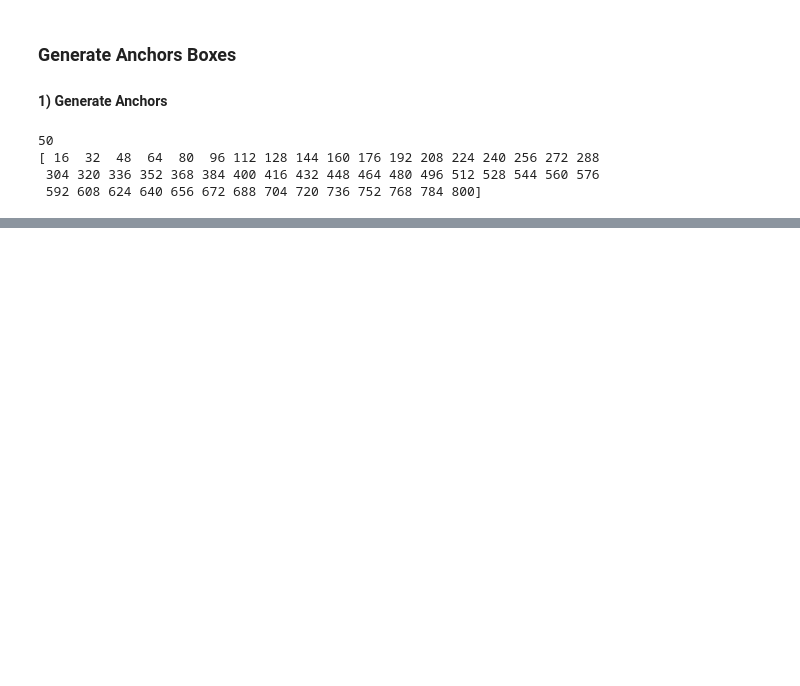
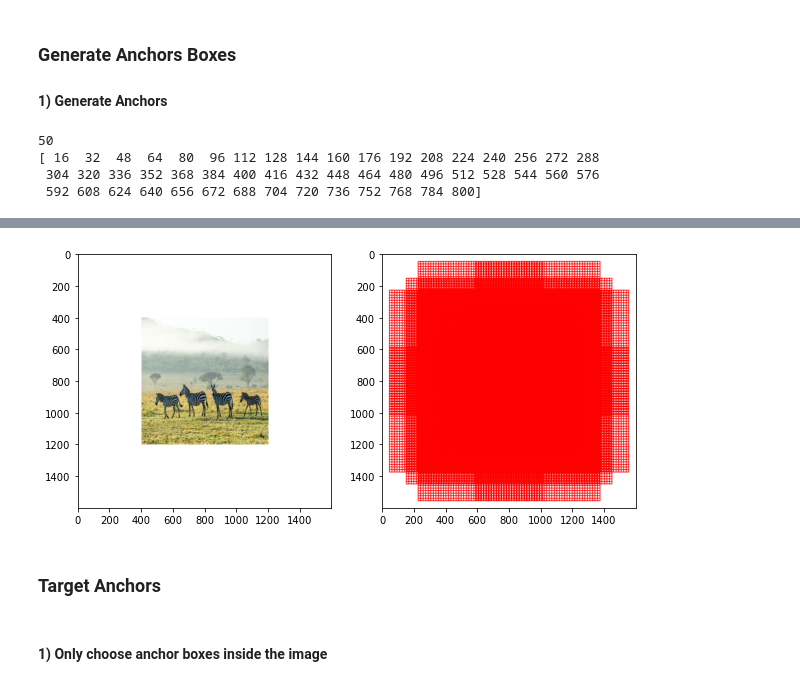
Before and after one commit to Hongsehyun/SV_Intern_Memo, a Jupyter notebook: 1. PyTorch_OD Tutorial/[PyTorch] Faster_RCNN_Tutorial.ipynb, the cells around one changed output, grey strips where cells are left out. Saved outputs shown, nothing was run; the diff lists cells and outputs as text; code cells hidden in the pictures; blank space fills up the shorter version.

```diff
--- a/1. PyTorch_OD Tutorial/[PyTorch] Faster_RCNN_Tutorial.ipynb
+++ b/1. PyTorch_OD Tutorial/[PyTorch] Faster_RCNN_Tutorial.ipynb
@@ -357,0 +488,27 @@ print(ctr_x)
+# %%
+# draw all anchor boxes
+
+padding_size = 400
+# add paddings(can't draw anchor boxes out of image boundary)
+img_clone3 = np.copy(img)
+img_clone4 = cv2.copyMakeBorder(img_clone3, padding_size, padding_size, padding_size, padding_size, cv2.BORDER_CONSTANT, value=(255, 255, 255))
+img_clone5 = np.copy(img_clone4)
+
+for i in range(len(anchor_boxes)):
+    x1 = int(anchor_boxes[i][0])
+    y1 = int(anchor_boxes[i][1])
+    x2 = int(anchor_boxes[i][2])
+    y2 = int(anchor_boxes[i][3])
+
+    cv2.rectangle(img_clone5, (x1+padding_size, y1+padding_size), (x2+padding_size, y2+padding_size), color=(255, 0, 0), thickness=3)
+
+plt.figure(figsize=(10, 10))
+plt.subplot(121), plt.imshow(img_clone4)
+plt.subplot(122), plt.imshow(img_clone5)
+plt.show()
+# %% [output]
+[figure, added]
+# %% [markdown]
+### Target Anchors
+# %% [markdown]
+#### 1) Only choose anchor boxes inside the image
```
Also changed, not shown: parts of 98 cells of this notebook.
